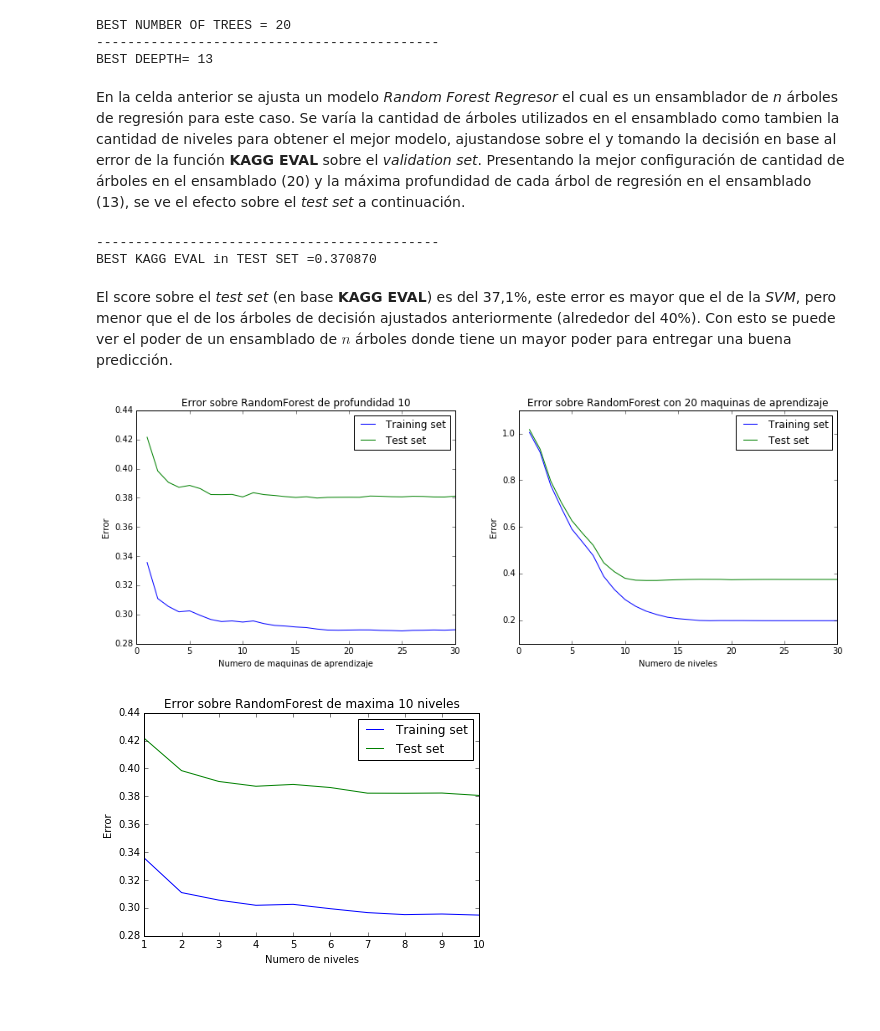
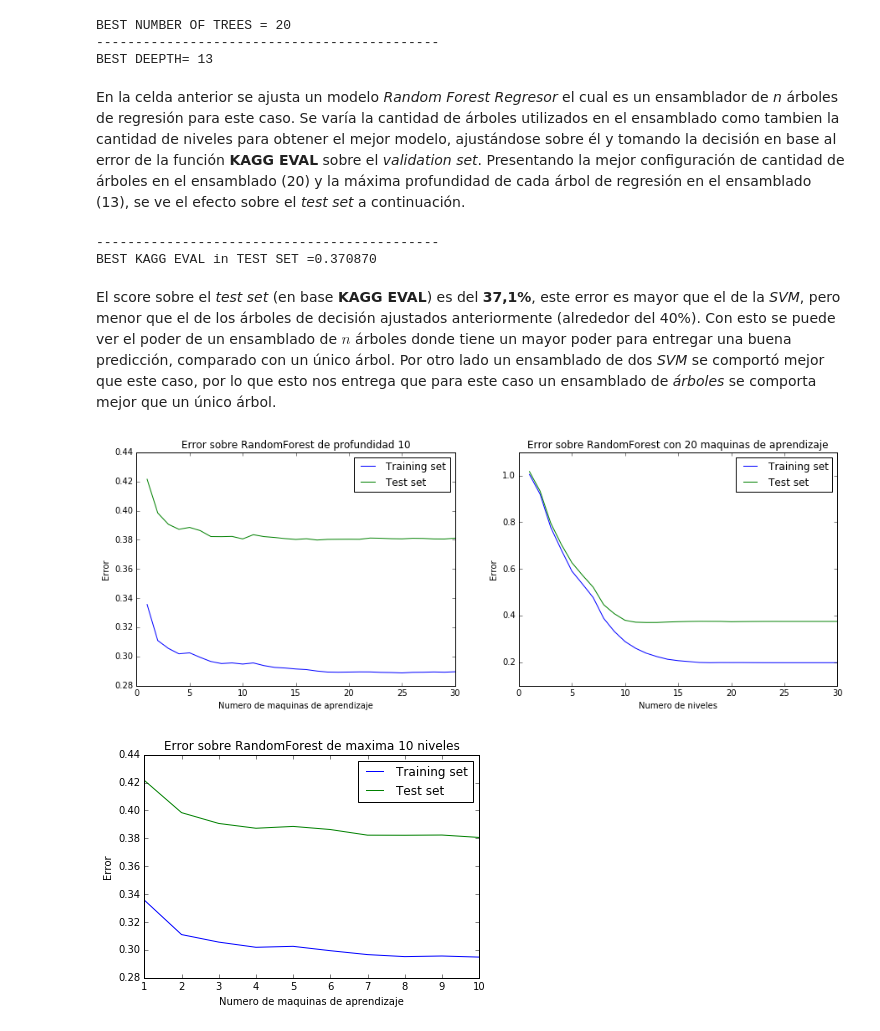
Before and after one commit to FMena14/MachineLearning3, a Jupyter notebook: Parte2.ipynb, the cells around one changed output. Drawn from its saved outputs; the diff is of its cells as text; code cells hidden in the pictures; blank space fills up the shorter version.

```diff
--- a/Parte2.ipynb
+++ b/Parte2.ipynb
@@ -701,8 +710,10 @@ Y_train = np.log(Y_train+1)
 model = SVR(C=1, epsilon=0.1)
 model.fit(X_train,Y_train)
 Y_pred_test = model.predict(X_test)
+
 #volver a la variable original
 Y_pred_test = np.exp(Y_pred_test) -1
+Y_train = np.exp(Y_train)-1
 
 kagg_test = eval_bikemodel(Y_pred_test,Y_test)
 print "KAGG EVAL TEST =%f "%kagg_test
@@ -917,9 +945,9 @@ Y=df.ix[:,['count','registered','casual']] #demanda total
 def do_ensambler(df,Y,model1,model2):
     # ------------------ Demanda Registrada ---------------------------
     Yreg=Y.ix[:,'registered']
-    Yreg_train = Yreg[0:ntrain].values
-    Yreg_val = Yreg[ntrain:nval].values
-    Yreg_test = Yreg[nval:].values
+    Yreg_train = Yreg[0:ntrain].values.copy()
+    Yreg_val = Yreg[ntrain:nval].values.copy()
+    Yreg_test = Yreg[nval:].values.copy()
 
     if model1 == "arbol":
         X_train,Y_train,X_val,Y_val,X_test,Y_test = representacion(df,"extract","normal")
@@ -942,9 +970,9 @@ def do_ensambler(df,Y,model1,model2):
 
     # ------------------ Demanda Casual ---------------------------
     Ycas=Y.ix[:,'casual'] #demanda casual
-    Ycas_train = Ycas[0:ntrain].values
-    Ycas_val = Ycas[ntrain:nval].values
-    Ycas_test = Ycas[nval:].values
+    Ycas_train = Ycas[0:ntrain].values.copy()
+    Ycas_val = Ycas[ntrain:nval].values.copy()
+    Ycas_test = Ycas[nval:].values.copy()
 
     if model2 == "arbol":
         X_train,Y_train,X_val,Y_val,X_test,Y_test = representacion(df,"extract","normal")
@@ -1069,7 +1097,7 @@ BEST NUMBER OF TREES = 20
 --------------------------------------------
 BEST DEEPTH= 13
 # %% [markdown]
-En la celda anterior se ajusta un modelo *Random Forest Regresor* el cual es un ensamblador de *n* árboles de regresión para este caso. Se varía la cantidad de árboles utilizados en el ensamblado como tambien la cantidad de niveles para obtener el mejor modelo, ajustandose sobre el y tomando la decisión en base al error de la función **KAGG EVAL** sobre el *validation set*. Presentando la mejor configuración de cantidad de árboles en el ensamblado (20) y la máxima profundidad de cada árbol de regresión en el ensamblado (13), se ve el efecto sobre el *test set* a continuación.
+En la celda anterior se ajusta un modelo *Random Forest Regresor* el cual es un ensamblador de *n* árboles de regresión para este caso. Se varía la cantidad de árboles utilizados en el ensamblado como tambien la cantidad de niveles para obtener el mejor modelo, ajustándose sobre él y tomando la decisión en base al error de la función **KAGG EVAL** sobre el *validation set*. Presentando la mejor configuración de cantidad de árboles en el ensamblado (20) y la máxima profundidad de cada árbol de regresión en el ensamblado (13), se ve el efecto sobre el *test set* a continuación.
 # %%
 print "--------------------------------------------"
 model = RandomForestRegressor(n_estimators=20,max_depth=13,random_state=0)
@@ -1081,7 +1109,7 @@ print "BEST KAGG EVAL in TEST SET =%f"%kagg_test
 --------------------------------------------
 BEST KAGG EVAL in TEST SET =0.370870
 # %% [markdown]
-El score sobre el *test set* (en base **KAGG EVAL**) es del 37,1%, este error es mayor que el de la *SVM*, pero menor que el de los árboles de decisión ajustados anteriormente (alrededor del 40%). Con esto se puede ver el poder de un ensamblado de $n$ árboles donde tiene un mayor poder para entregar una buena predicción.
+El score sobre el *test set* (en base **KAGG EVAL**) es del **37,1%**, este error es mayor que el de la *SVM*, pero menor que el de los árboles de decisión ajustados anteriormente (alrededor del 40%). Con esto se puede ver el poder de un ensamblado de $n$ árboles donde tiene un mayor poder para entregar una buena predicción, comparado con un único árbol. Por otro lado un ensamblado de dos *SVM* se comportó mejor que este caso, por lo que esto nos entrega que para este caso un ensamblado de *árboles* se comporta mejor que un único árbol.
 # %%
 error_train1 = [ i[0] for i in info1]
 error_test1 = [ i[1] for i in info1]
@@ -1090,35 +1118,35 @@ error_test2 = [ i[1] for i in info2]
 
 import matplotlib.pyplot as plt
 f, axarr = plt.subplots(1, 2, figsize=(15,5))
 axarr[0].plot(N,error_train1, label = "Training set")
 axarr[0].plot(N,error_test1, label = "Test set")
 #axarr[0].set_xticks(N)
 axarr[0].set_xlabel('Numero de maquinas de aprendizaje')
 axarr[0].set_ylabel('Error')
 axarr[0].set_title('Error sobre RandomForest de profundidad 10')
 #axarr[0].set_ylim(0,0.5)
 axarr[0].legend(loc="upper right")
 
 axarr[1].plot(N,error_train2, label = "Training set")
 axarr[1].plot(N,error_test2, label = "Test set")
 #axarr[1].set_xticks(N)
 axarr[1].set_xlabel('Numero de niveles')
 axarr[1].set_ylabel('Error')
 axarr[1].set_title('Error sobre RandomForest con 20 maquinas de aprendizaje')
 axarr[1].legend(loc="upper right")
 plt.show()
 
 plt.plot(N[:10],error_train1[:10], label = "Training set")
 plt.plot(N[:10],error_test1[:10], label = "Test set")
 #axarr[1].set_xticks(N)
-plt.xlabel('Numero de niveles')
+plt.xlabel('Numero de maquinas de aprendizaje')
 plt.ylabel('Error')
 plt.title('Error sobre RandomForest de maxima 10 niveles')
 plt.legend(loc="upper right")
 plt.show()
 # %% [output]
 [figure]
-[figure, old version]
+[figure, new version]
 # %% [markdown]
 En la celda anterior se ejecuta un algoritmo genérico basado en *Random Forest* para ensamblar máquinas de aprendizaje que predicen la demanda total de bicicletas y así poder generar los gráficos presentados.
 
```
Also changed, not shown: parts of 45 cells of this notebook, 2 other files.
